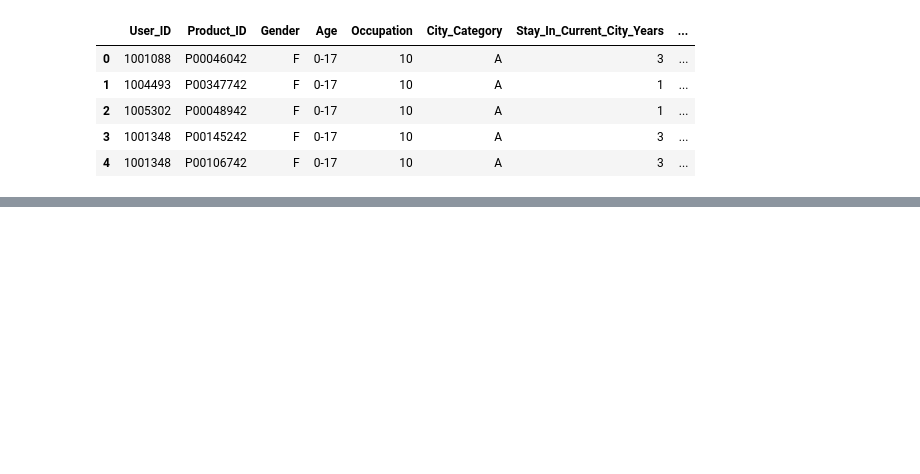
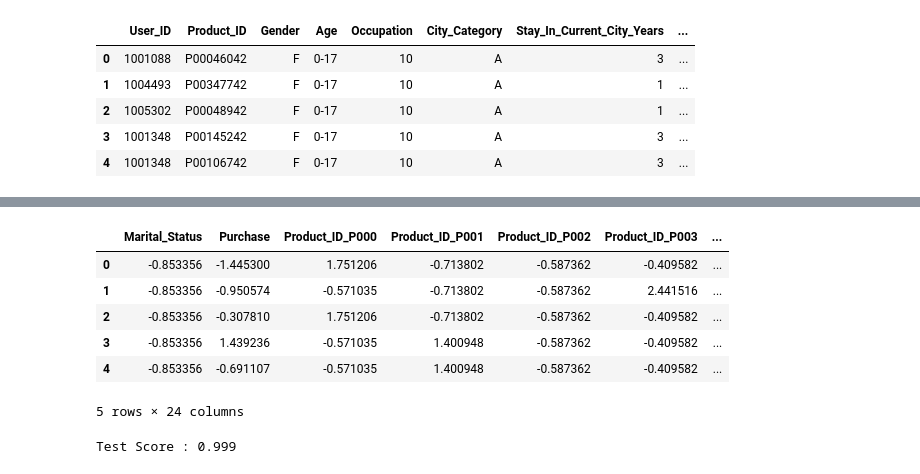
Before and after one commit to HssngH/ToBigs18, a Jupyter notebook: KNN_과제.ipynb, the cells around one changed output, grey strips where cells are left out. Drawn from its saved outputs; the diff is of its cells as text; code cells hidden in the pictures; blank space fills up the shorter version.

```diff
--- a/KNN_과제.ipynb
+++ b/KNN_과제.ipynb
@@ -29,0 +198,18 @@ df.head()
+# %%
+X = df_fin.drop(['Gender'], axis = 1)
+y = df_fin.Gender
+# %%
+from sklearn.preprocessing import StandardScaler
+
+std = StandardScaler()
+std.fit_transform(X)
+X = pd.DataFrame(std.fit_transform(X), columns = X.columns)
+X.head()
+# %% [output]
+|  | Marital_Status | Purchase | Product_ID_P000 | Product_ID_P001 | Product_ID_P002 | Product_ID_P003 | ... |
+| 0 | -0.853356 | -1.445300 | 1.751206 | -0.713802 | -0.587362 | -0.409582 | ... |
+| 1 | -0.853356 | -0.950574 | -0.571035 | -0.713802 | -0.587362 | 2.441516 | ... |
+| 2 | -0.853356 | -0.307810 | 1.751206 | -0.713802 | -0.587362 | -0.409582 | ... |
+| 3 | -0.853356 | 1.439236 | -0.571035 | 1.400948 | -0.587362 | -0.409582 | ... |
+| 4 | -0.853356 | -0.691107 | -0.571035 | 1.400948 | -0.587362 | -0.409582 | ... |
+5 rows × 24 columns
@@ -29,0 +218,6 @@ df.head()
+# %%
+knn = KNeighborsClassifier()
+knn.fit(X_train,y_train)
+print("Test Score : {:.3f}".format(knn.score(X_test, y_test)))
+# %% [output]
+Test Score : 0.999
```
Also changed, not shown: parts of 16 cells of this notebook.
